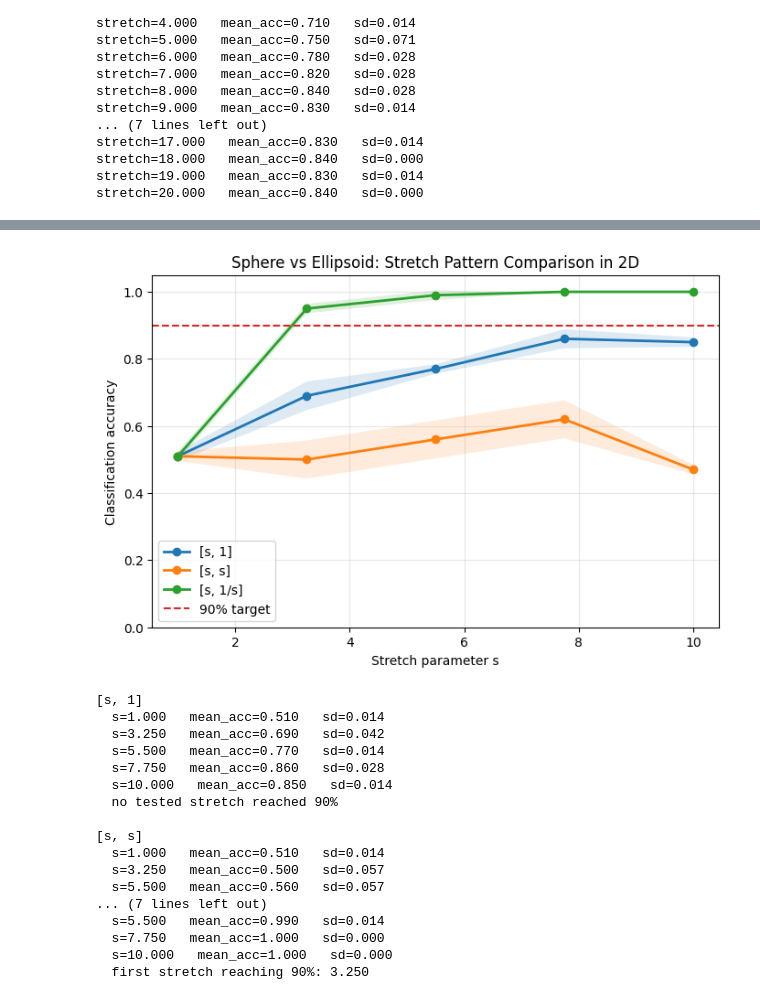
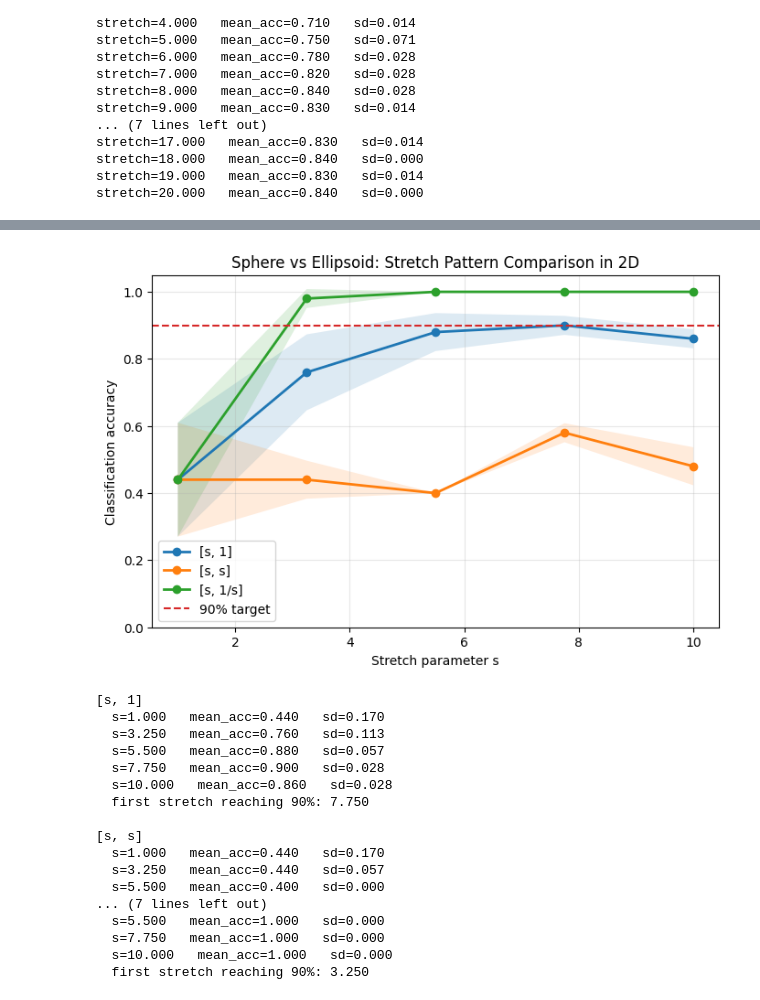
Before and after one commit to JosephMatatyaou/STA199REU, a Jupyter notebook: SQ26/Week5/Sphere_VS_Ellipsoid.ipynb, the cells around one changed output, grey strips where cells are left out. Cells and saved outputs as stored; diff of their text form; code cells hidden in the pictures.

```diff
--- a/SQ26/Week5/Sphere_VS_Ellipsoid.ipynb
+++ b/SQ26/Week5/Sphere_VS_Ellipsoid.ipynb
@@ -619,51 +649,51 @@ ambient_dim = 2
 stretch_values = np.linspace(1.0, 10.0, 5)
 
 if ambient_dim == 2:
     patterns = {
         "[s, 1]": lambda s, d: [s] + [1.0] * (d - 1),
         "[s, s]": lambda s, d: [s, s] + [1.0] * (d - 2),
         "[s, 1/s]": lambda s, d: [s, 1.0 / s] + [1.0] * (d - 2),
     }
 elif ambient_dim == 3:
     patterns = {
         "[s, 1, 1]": lambda s, d: [s] + [1.0] * (d - 1),
         "[s, s, 1]": lambda s, d: [s, s] + [1.0] * (d - 2),
         "[s, 1/s, 1]": lambda s, d: [s, 1.0 / s] + [1.0] * (d - 2),
     }
 else:
     patterns = {
         "[s, 1, 1, ..., 1]": lambda s, d: [s] + [1.0] * (d - 1),
         "[s, s, 1, ..., 1]": lambda s, d: [s, s] + [1.0] * (d - 2),
         "[s, 1/s, 1, ..., 1]": lambda s, d: [s, 1.0 / s] + [1.0] * (d - 2),
     }
 
 results = compare_stretch_patterns(
     patterns=patterns,
     stretch_values=stretch_values,
     ambient_dim=ambient_dim,
-    n_points=100,
-    n_resamples=100,
-    t_grid=np.linspace(1.5, 2.0, 5),
+    n_points=200,
+    n_resamples=50,
+    t_grid=np.linspace(1.5, 2.0, 10),
     n_repeats=2,
 )
 
 plot_stretch_pattern_comparison(results, accuracy_target=0.90)
 # %% [output]
-[figure, old version]
+[figure, new version]
 [s, 1]
-  s=1.000   mean_acc=0.510   sd=0.014
-  s=3.250   mean_acc=0.690   sd=0.042
-  s=5.500   mean_acc=0.770   sd=0.014
-  s=7.750   mean_acc=0.860   sd=0.028
-  s=10.000   mean_acc=0.850   sd=0.014
-  no tested stretch reached 90%
+  s=1.000   mean_acc=0.440   sd=0.170
+  s=3.250   mean_acc=0.760   sd=0.113
+  s=5.500   mean_acc=0.880   sd=0.057
+  s=7.750   mean_acc=0.900   sd=0.028
+  s=10.000   mean_acc=0.860   sd=0.028
+  first stretch reaching 90%: 7.750
 
 [s, s]
-  s=1.000   mean_acc=0.510   sd=0.014
-  s=3.250   mean_acc=0.500   sd=0.057
-  s=5.500   mean_acc=0.560   sd=0.057
+  s=1.000   mean_acc=0.440   sd=0.170
+  s=3.250   mean_acc=0.440   sd=0.057
+  s=5.500   mean_acc=0.400   sd=0.000
 ... (7 lines left out)
-  s=5.500   mean_acc=0.990   sd=0.014
+  s=5.500   mean_acc=1.000   sd=0.000
   s=7.750   mean_acc=1.000   sd=0.000
   s=10.000   mean_acc=1.000   sd=0.000
   first stretch reaching 90%: 3.250
```
Also changed, not shown: parts of 1 cell of this notebook.
